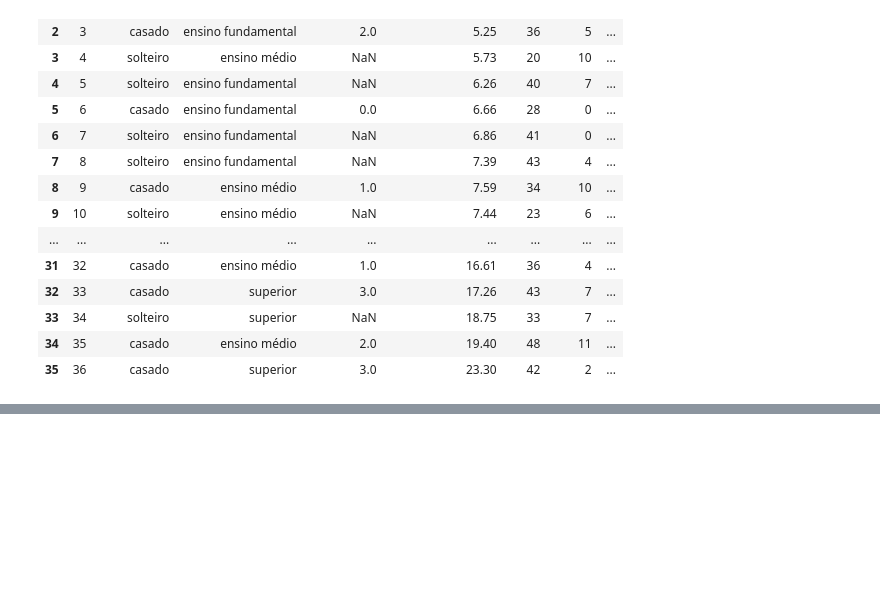
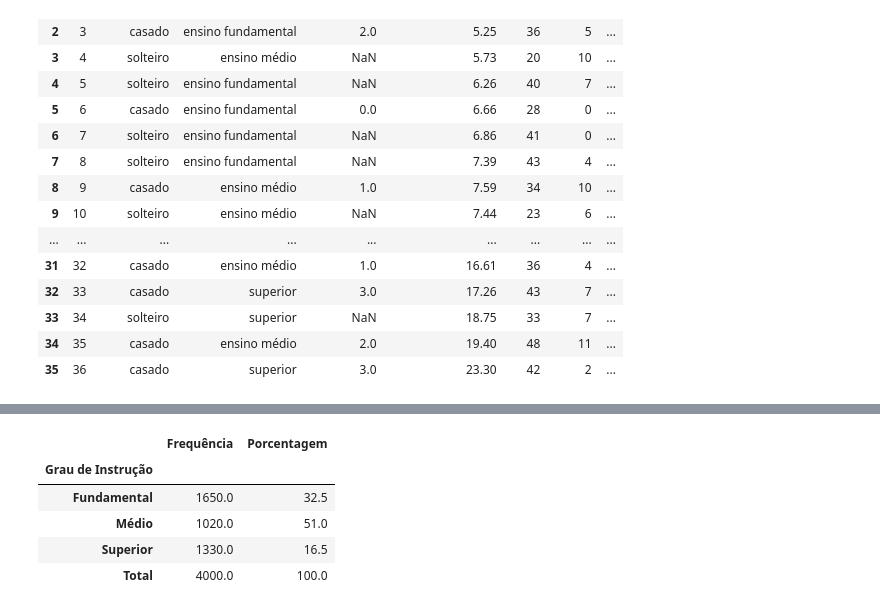
Before and after one commit to gabrielnm123/Estatistica-Basica, a Jupyter notebook: notebook.ipynb, the cells around one changed output, grey strips where cells are left out. Drawn from its saved outputs; the diff is of its cells as text; code cells hidden in the pictures; blank space fills up the shorter version.

```diff
--- a/tab_notebook.ipynb
+++ b/notebook.ipynb
@@ -29,0 +51,12 @@ tabela_2_1
+# %%
+tabela_2_3 = pd.DataFrame({'Grau de Instrução': ['Fundamental', 'Médio', 'Superior'], 'Frequência': [1650, 1020, 1330], 'Porcentagem': [32.5, 51, 16.5]})
+tabela_2_3.set_index('Grau de Instrução', inplace=True) # Grau de Instrução é indice principal
+tabela_2_3.loc['Total'] = tabela_2_3.sum().round(1)
+tabela_2_3
+# %% [output]
+|  | Frequência | Porcentagem |
+| Grau de Instrução |  |  |
+| Fundamental | 1650.0 | 32.5 |
+| Médio | 1020.0 | 51.0 |
+| Superior | 1330.0 | 16.5 |
+| Total | 4000.0 | 100.0 |
```
Also changed, not shown: parts of 3 cells of this notebook, 5 other files.
